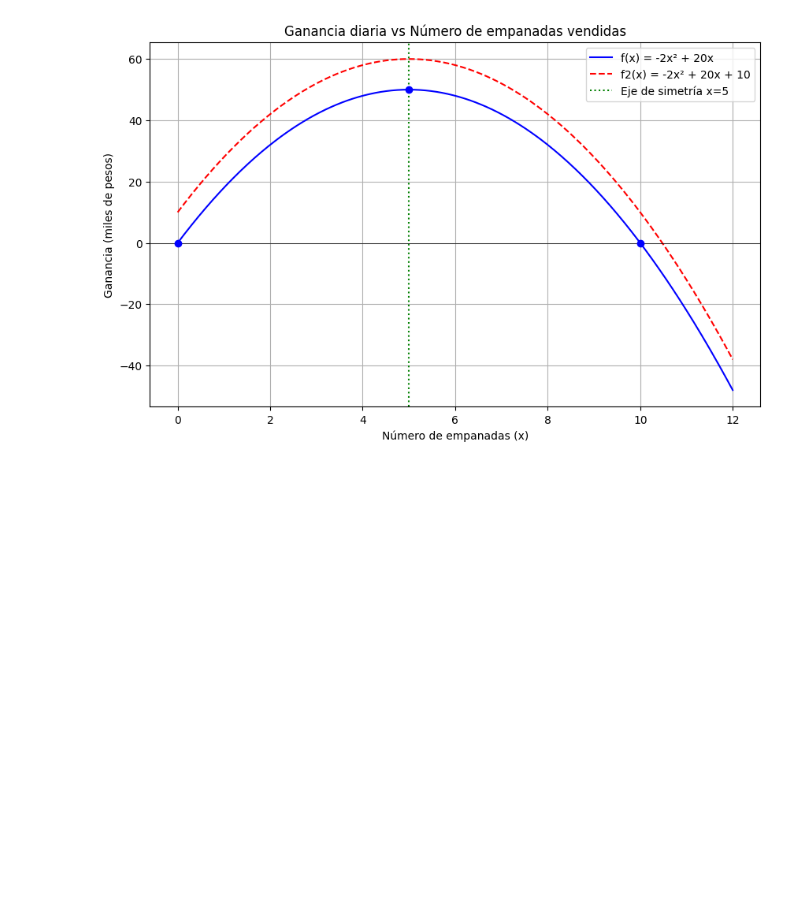
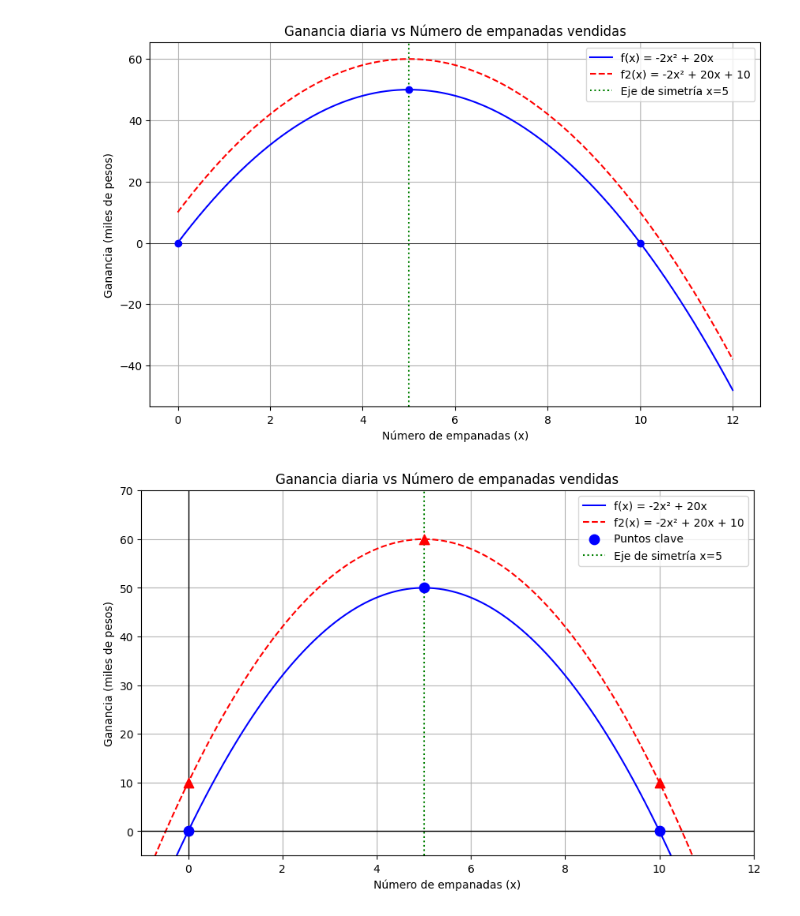
Before and after one commit to Sebastiandelgado14/programacion1, a Jupyter notebook: Cálculo.ipynb, the cells around one changed output. Drawn from its saved outputs; the diff is of its cells as text; code cells hidden in the pictures; blank space fills up the shorter version.

```diff
--- a/Cálculo.ipynb
+++ b/Cálculo.ipynb
@@ -31,3 +31,40 @@ plt.grid(True)
 plt.show()
 # %% [output]
 [figure]
+# %%
+import numpy as np
+import matplotlib.pyplot as plt
+
+def f(x):
+    return -2*x**2 + 20*x
+
+def f2(x):
+    return -2*x**2 + 20*x + 10
+
+x = np.linspace(-1, 12, 400)
+y = f(x)
+y2 = f2(x)
+
+# Crear gráfica
+plt.figure(figsize=(10, 6))
+plt.plot(x, y, label='f(x) = -2x² + 20x', color='blue')
+plt.plot(x, y2, label='f2(x) = -2x² + 20x + 10', color='red', linestyle='--')
+
+plt.scatter([0, 5, 10], [0, 50, 0], color='blue', zorder=5, s=80, label='Puntos clave')
+plt.scatter([0, 5, 10], [10, 60, 10], color='red', zorder=5, s=80, marker='^')
+
+plt.axvline(x=5, color='green', linestyle=':', label='Eje de simetría x=5')
+
+plt.axhline(y=0, color='black', linewidth=1)
+plt.axvline(x=0, color='black', linewidth=1)
+
+plt.title('Ganancia diaria vs Número de empanadas vendidas')
+plt.xlabel('Número de empanadas (x)')
+plt.ylabel('Ganancia (miles de pesos)')
+plt.legend()
+plt.grid(True)
+plt.xlim(-1, 12)
+plt.ylim(-5, 70)
+plt.show()
+# %% [output]
+[figure, added]
```
